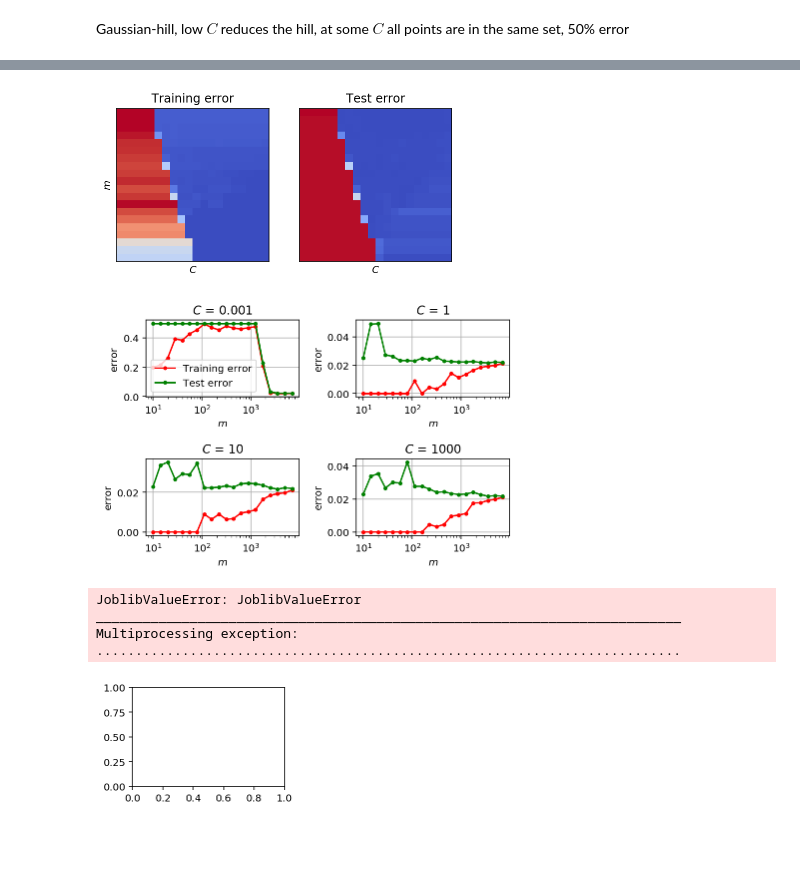
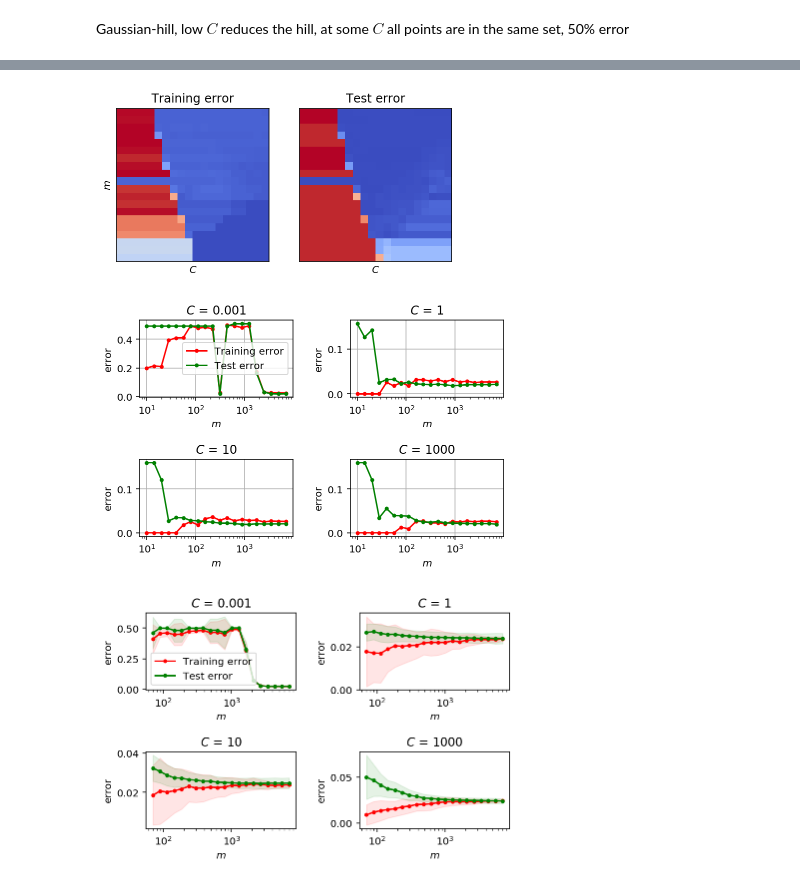
Before and after one commit to NIPE-SYSTEMS/support-vector-machine, a Jupyter notebook: Error Analysis.ipynb, the cells around one changed output, grey strips where cells are left out. Cells and saved outputs as stored; diff of their text form; code cells hidden in the pictures; blank space fills up the shorter version.

```diff
--- a/Error Analysis.ipynb
+++ b/Error Analysis.ipynb
@@ -107,3 +90,12 @@ $$ \min_{\theta} J\big(\theta\big) = \min_{\theta} C \cdot \theta \cdot x + \Ver
 
 * high $C$ $\rightarrow$ low $\theta$ (prone to underfitting)
 * low $C$ $\rightarrow$ high $\theta$ (prone to overfitting)
+# %%
+regularization_classifier = sklearn.svm.SVC(kernel="rbf")
+grid_classifier = sklearn.model_selection.GridSearchCV(
+    estimator=regularization_classifier,
+    param_grid={
+        "C": np.logspace(start=-20, stop=6, num=10, base=10),
+        "gamma": np.logspace(start=-1, stop=1, num=10)
+    }, n_jobs=-1, verbose=2)
+grid_classifier.fit(X_train, y_train)
@@ -111,7 +132,7 @@ $$ \min_{\theta} J\big(\theta\big) = \min_{\theta} C \cdot \theta \cdot x + \Ver
 cc = np.logspace(start=-20, stop=6, num=10, base=10)
 training_error = []
 test_error = []
-regularization_classifier = sklearn.svm.SVC(kernel="rbf")
+regularization_classifier = sklearn.svm.SVC(kernel="rbf", gamma=1)
 for C in cc:
     regularization_classifier.set_params(C=C)
     regularization_classifier.fit(X_train[:1000], y_train[:1000])
@@ -203,15 +218,17 @@ plt.xlabel("$C$")
 plt.ylabel("$m$")
 plt.xticks([], [])
 plt.yticks([], [])
+
 plt.subplot(1, 2, 2)
 plt.imshow(np.flip(Z[:, 1].reshape(xx.shape), 0), cmap=plt.cm.coolwarm)
 plt.title("Test error")
 plt.xlabel("$C$")
 plt.xticks([], [])
 plt.yticks([], [])
+
 plt.show()
 # %% [output]
-[figure, old version]
+[figure, new version]
 # %%
 sizes = np.logspace(start=1, stop=3.845, num=20, base=10)
 cc = [ 0.001, 1, 10, 1000 ]
@@ -245,7 +262,7 @@ for i, C in enumerate(cc):
 plt.tight_layout()
 plt.show()
 # %% [output]
-[figure, old version]
+[figure, new version]
 # %%
 def plot_learning_curve(estimator, X, y, cv=None, n_jobs=1, train_sizes=np.linspace(.1, 1.0, 5)):
     """http://scikit-learn.org/stable/auto_examples/model_selection/plot_learning_curve.html"""
@@ -260,36 +277,32 @@ def plot_learning_curve(estimator, X, y, cv=None, n_jobs=1, train_sizes=np.linsp
 
     plt.grid()
     plt.fill_between(train_sizes, train_scores_mean - train_scores_std,
                      train_scores_mean + train_scores_std, alpha=0.1,
                      color="r")
     plt.fill_between(train_sizes, test_scores_mean - test_scores_std,
                      test_scores_mean + test_scores_std, alpha=0.1, color="g")
     plt.semilogx(train_sizes, train_scores_mean, ".-", color="r",
              label="Training error")
     plt.semilogx(train_sizes, test_scores_mean, ".-", color="g",
              label="Test error")
 
-cross_validation_generator = sklearn.model_selection.ShuffleSplit(n_splits=10, test_size=0.3)
+cross_validation_generator = sklearn.model_selection.ShuffleSplit(n_splits=20, test_size=0.3)
 
 cc = [ 0.001, 1, 10, 1000 ]
 
 for i, C in enumerate(cc):
     plt.subplot(2, 2, i + 1)
     size_classifier.set_params(C=C)
     plot_learning_curve(size_classifier, X, y, cv=cross_validation_generator, n_jobs=-1,
         train_sizes=np.logspace(start=-2, stop=0, num=20, base=10))
     if i == 0:
         plt.legend()
     plt.grid()
     plt.ylabel("error")
     plt.xlabel("$m$")
     plt.title("$C$ = %g" % C)
 
 plt.tight_layout()
 plt.show()
 # %% [output]
-JoblibValueError: JoblibValueError
-___________________________________________________________________________
-Multiprocessing exception:
-...........................................................................
-[figure, old version]
+[figure, new version]
```
Also changed, not shown: parts of 13 cells of this notebook, 2 other files.
